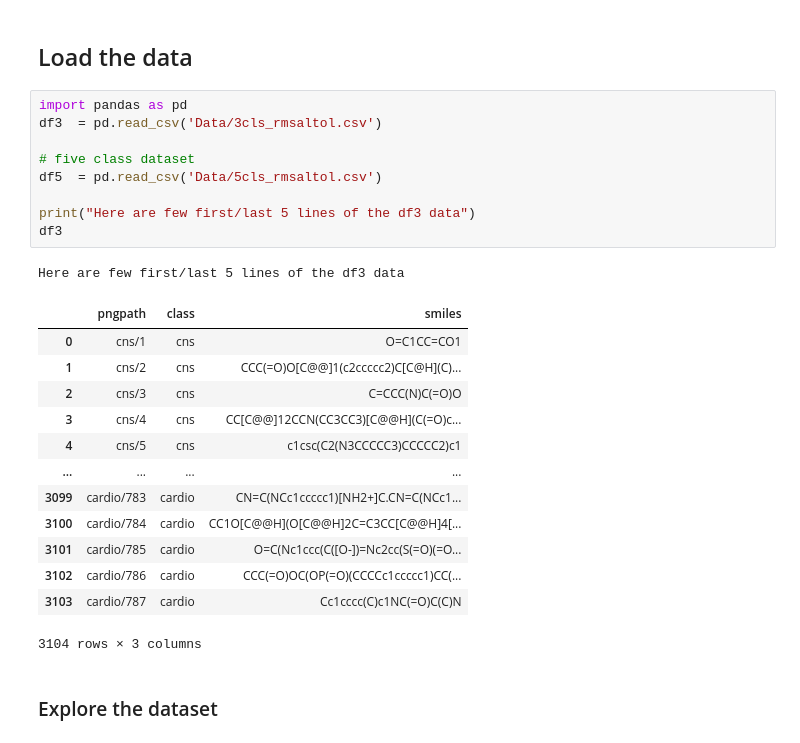
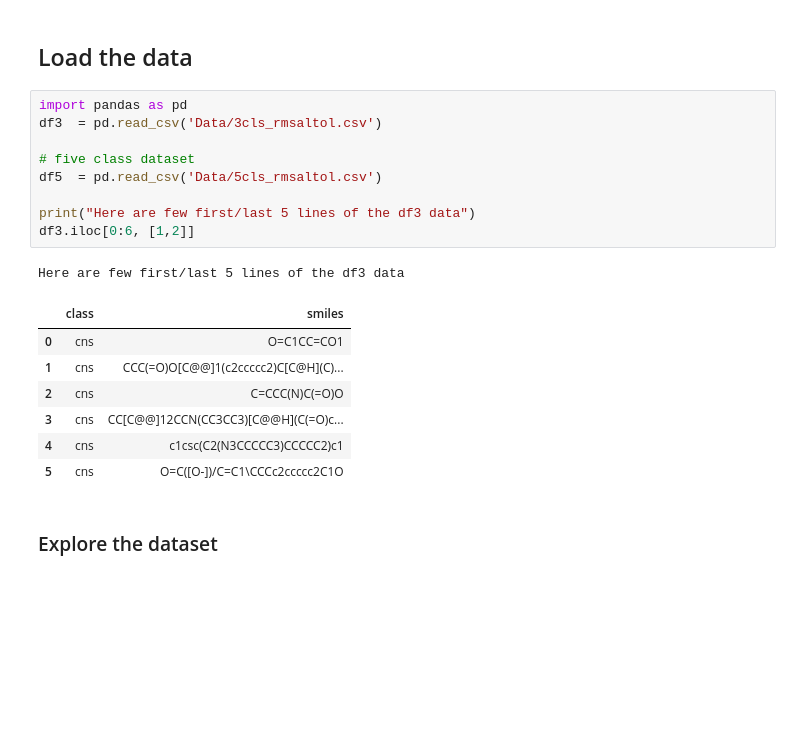
Before and after one commit to ravichas/ML-predict-drugclass, a Jupyter notebook: predict-drugclass.ipynb, the cells around one changed output. Drawn from its saved outputs; the diff is of its cells as text; blank space fills up the shorter version.

```diff
--- a/predict-drugclass.ipynb
+++ b/predict-drugclass.ipynb
@@ -238,27 +211,21 @@ from sklearn.ensemble import RandomForestClassifier
 # %%
 import pandas as pd
 df3  = pd.read_csv('Data/3cls_rmsaltol.csv')
 
 # five class dataset
 df5  = pd.read_csv('Data/5cls_rmsaltol.csv')
 
 print("Here are few first/last 5 lines of the df3 data")
-df3
+df3.iloc[0:6, [1,2]]
 # %% [output]
 Here are few first/last 5 lines of the df3 data
-|  | pngpath | class | smiles |
-| 0 | cns/1 | cns | O=C1CC=CO1 |
-| 1 | cns/2 | cns | CCC(=O)O[C@@]1(c2ccccc2)C[C@H](C)... |
-| 2 | cns/3 | cns | C=CCC(N)C(=O)O |
-| 3 | cns/4 | cns | CC[C@@]12CCN(CC3CC3)[C@@H](C(=O)c... |
-| 4 | cns/5 | cns | c1csc(C2(N3CCCCC3)CCCCC2)c1 |
-| ... | ... | ... | ... |
-| 3099 | cardio/783 | cardio | CN=C(NCc1ccccc1)[NH2+]C.CN=C(NCc1... |
-| 3100 | cardio/784 | cardio | CC1O[C@@H](O[C@@H]2C=C3CC[C@@H]4[... |
-| 3101 | cardio/785 | cardio | O=C(Nc1ccc(C([O-])=Nc2cc(S(=O)(=O... |
-| 3102 | cardio/786 | cardio | CCC(=O)OC(OP(=O)(CCCCc1ccccc1)CC(... |
-| 3103 | cardio/787 | cardio | Cc1cccc(C)c1NC(=O)C(C)N |
+|  | class | smiles |
+| 0 | cns | O=C1CC=CO1 |
+| 1 | cns | CCC(=O)O[C@@]1(c2ccccc2)C[C@H](C)... |
+| 2 | cns | C=CCC(N)C(=O)O |
+| 3 | cns | CC[C@@]12CCN(CC3CC3)[C@@H](C(=O)c... |
+| 4 | cns | c1csc(C2(N3CCCCC3)CCCCC2)c1 |
+| 5 | cns | O=C([O-])/C=C1\CCCc2ccccc2C1O |
-3104 rows × 3 columns
 # %% [markdown]
 ### Explore the dataset
 # %%
```
Also changed, not shown: parts of 24 cells of this notebook, 5 other files.
